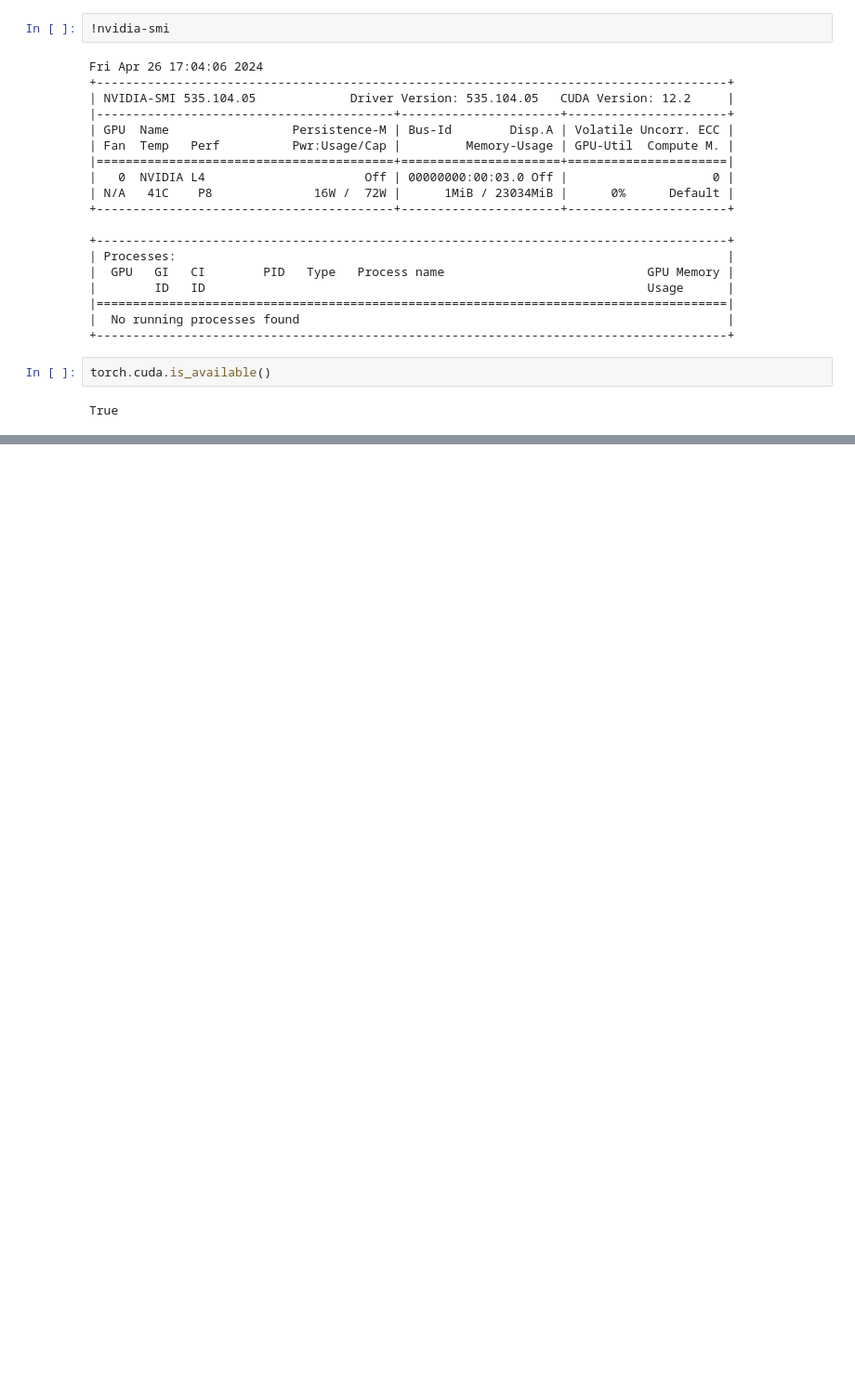
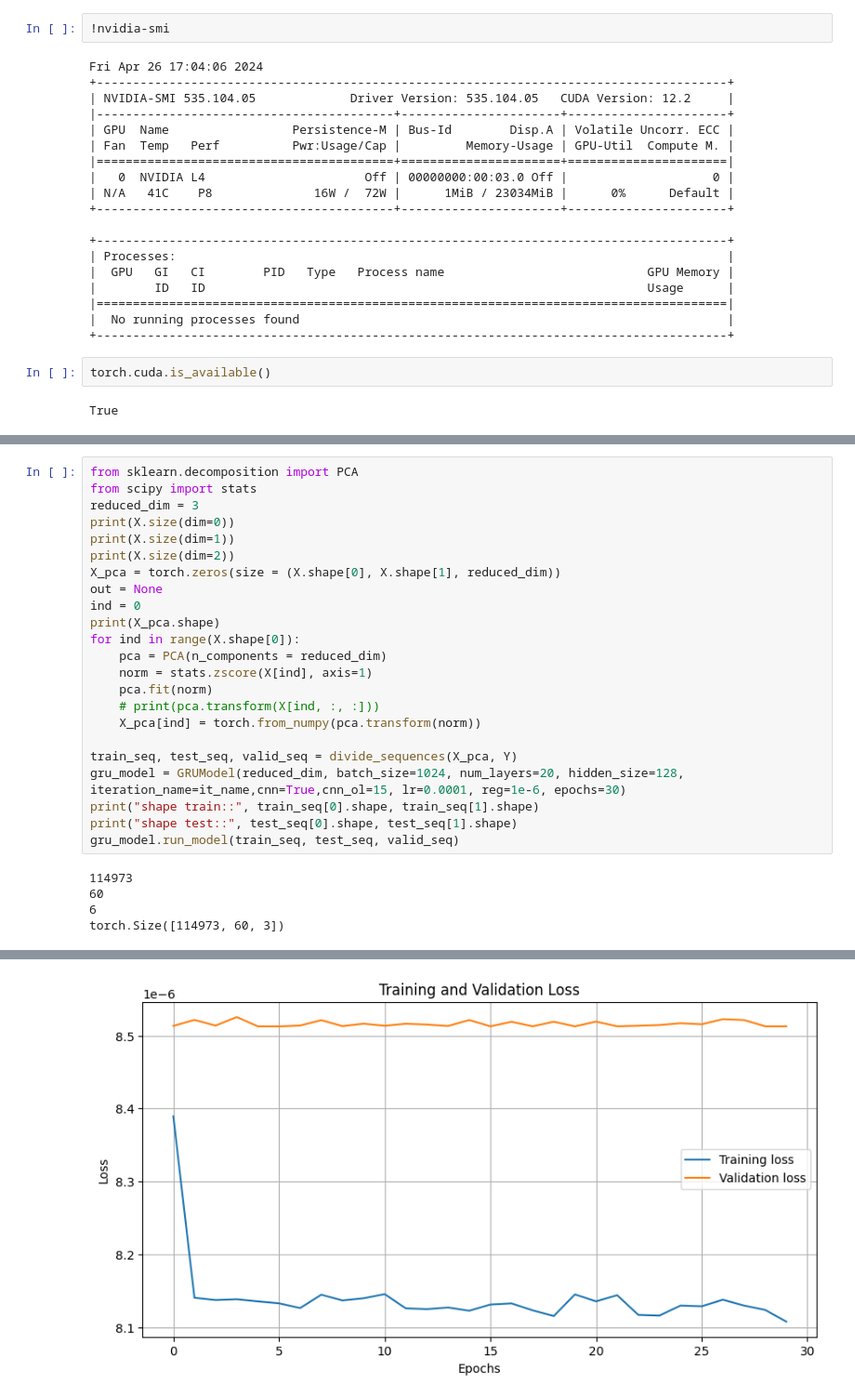
Before and after one commit to swetshgit/DL2025_CUDA_Exercise, a Jupyter notebook: GRU.ipynb, the cells around one changed output, grey strips where cells are left out. Shown: that part at 93% size. Saved outputs shown, nothing was run; the diff lists cells and outputs as text; blank space fills up the shorter version.

```diff
--- a/GRU.ipynb
+++ b/GRU.ipynb
@@ -584,0 +642,28 @@ val loss [5.774614816307878e-06, 4.6197025500927375e-06, 4.459719040178395e-06,
+# %%
+from sklearn.decomposition import PCA
+from scipy import stats
+reduced_dim = 3
+print(X.size(dim=0))
+print(X.size(dim=1))
+print(X.size(dim=2))
+X_pca = torch.zeros(size = (X.shape[0], X.shape[1], reduced_dim))
+out = None
+ind = 0
+print(X_pca.shape)
+for ind in range(X.shape[0]):
+    pca = PCA(n_components = reduced_dim)
+    norm = stats.zscore(X[ind], axis=1)
+    pca.fit(norm)
+    # print(pca.transform(X[ind, :, :]))
+    X_pca[ind] = torch.from_numpy(pca.transform(norm))
+
+train_seq, test_seq, valid_seq = divide_sequences(X_pca, Y)
+gru_model = GRUModel(reduced_dim, batch_size=1024, num_layers=20, hidden_size=128, iteration_name=it_name,cnn=True,cnn_ol=15, lr=0.0001, reg=1e-6, epochs=30)
+print("shape train::", train_seq[0].shape, train_seq[1].shape)
+print("shape test::", test_seq[0].shape, test_seq[1].shape)
+gru_model.run_model(train_seq, test_seq, valid_seq)
+# %% [output]
+114973
+60
+6
+torch.Size([114973, 60, 3])
@@ -584,0 +687 @@ val loss [5.774614816307878e-06, 4.6197025500927375e-06, 4.459719040178395e-06,
+[figure, added]
```
Also changed, not shown: parts of 12 cells of this notebook, 17 other files.
